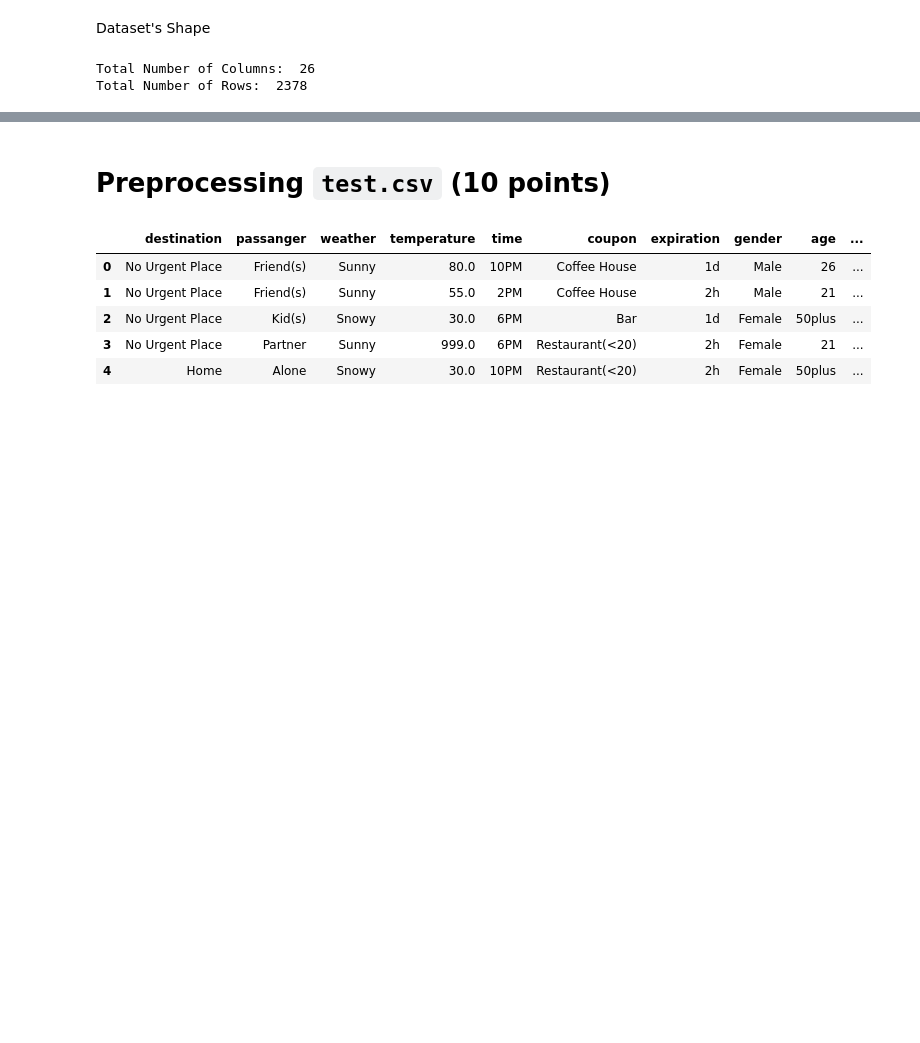
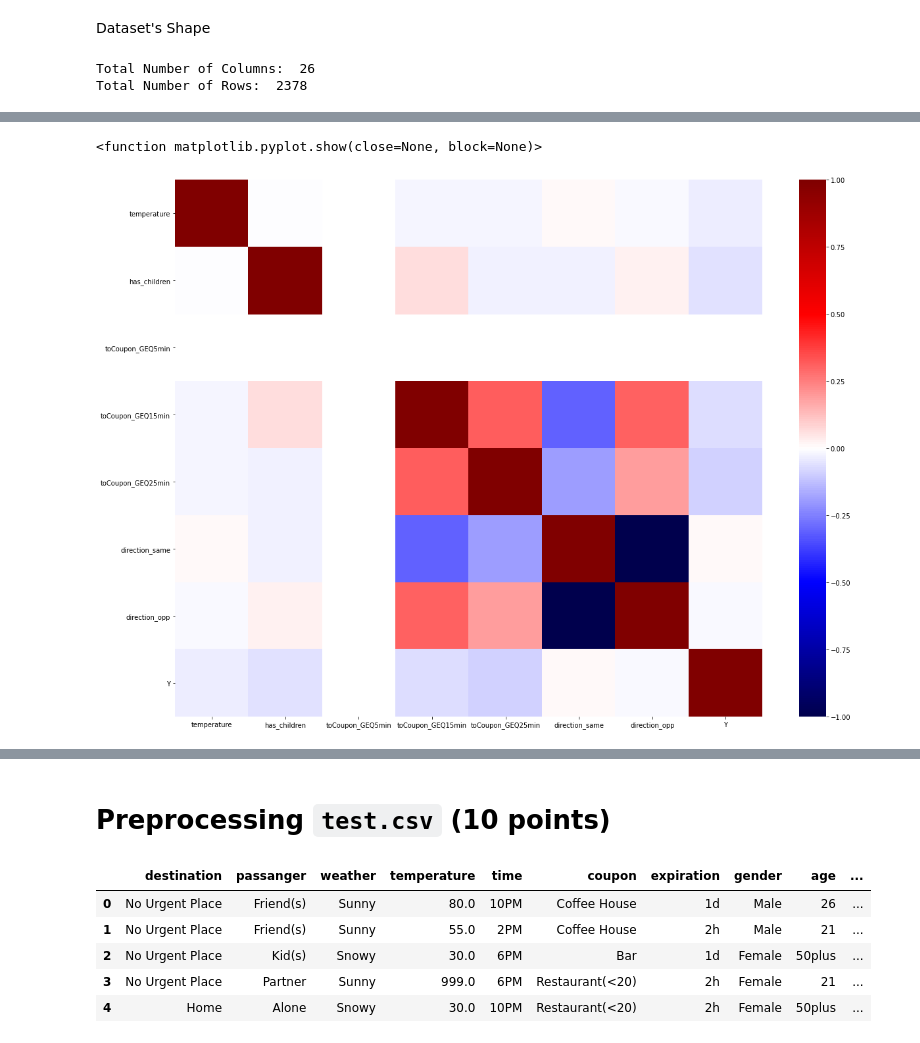
Before and after one commit to ddahiya16/Machine-Learning, a Jupyter notebook: Exam - Summer 2021.ipynb, the cells around one changed output, grey strips where cells are left out. Drawn from its saved outputs; the diff is of its cells as text; code cells hidden in the pictures; blank space fills up the shorter version.

```diff
--- a/Exam - Summer 2021.ipynb
+++ b/Exam - Summer 2021.ipynb
@@ -118,0 +173,3 @@ Total Number of Rows:  2378
+# %%
+cor_mat = df_train.corr()
+cor_mat
@@ -118,0 +186,8 @@ Total Number of Rows:  2378
+# %%
+plt.figure(figsize=(20,15))
+sns.heatmap(cor_mat, vmin = -1, vmax = 1, cmap= "seismic")
+plt.gca().patch.set(hatch = "df", edgecolor = "#555")
+plt.show
+# %% [output]
+<function matplotlib.pyplot.show(close=None, block=None)>
+[figure, added]
```
Also changed, not shown: parts of 11 cells of this notebook.
